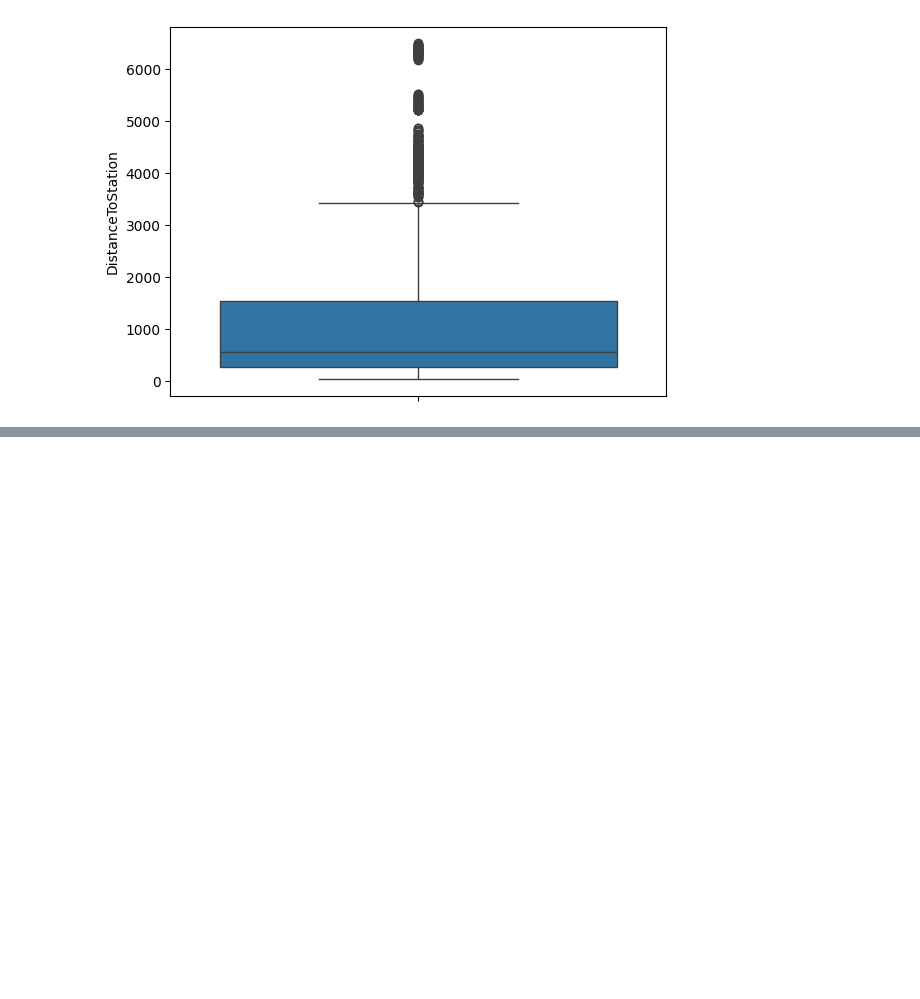
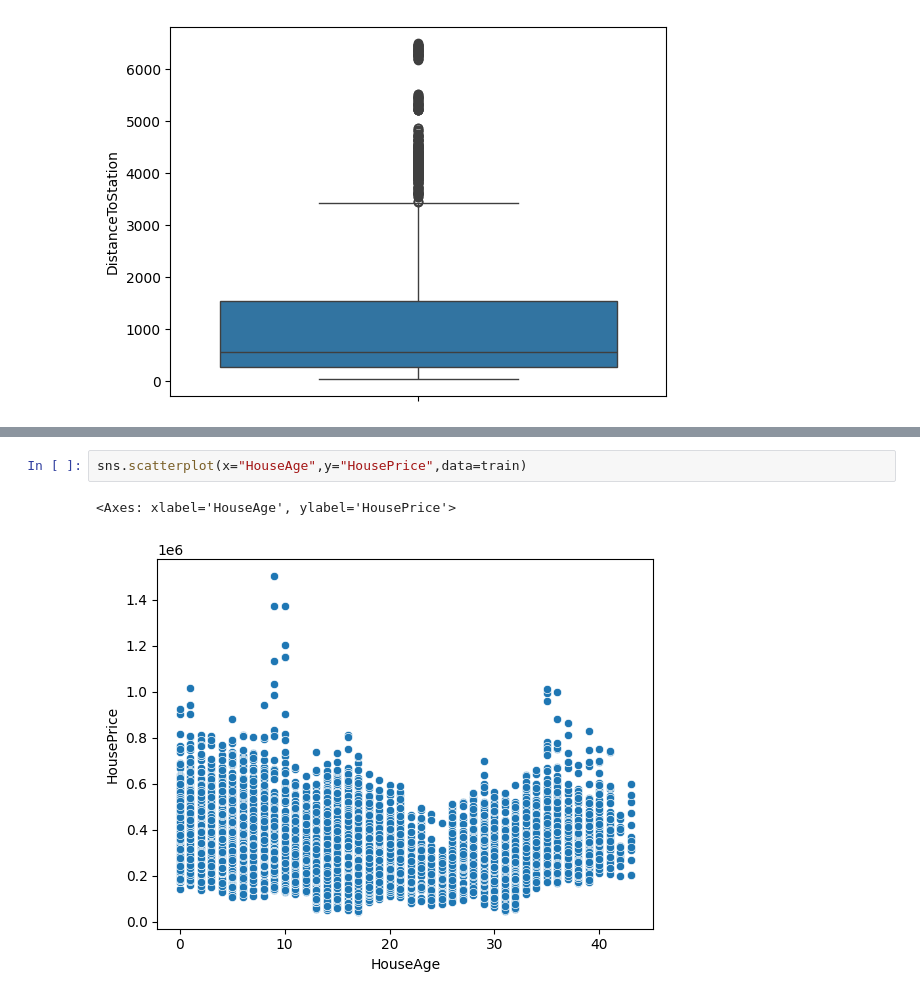
Before and after one commit to Kunal56377/Classes_program, a Jupyter notebook: Project/House Price prediction/regression.ipynb, the cells around one changed output, grey strips where cells are left out. Saved outputs shown, nothing was run; the diff lists cells and outputs as text; blank space fills up the shorter version.

```diff
--- a/Project/House Price prediction/regression.ipynb
+++ b/Project/House Price prediction/regression.ipynb
@@ -235,0 +284,5 @@ sns.boxplot(train['DistanceToStation'])
+# %%
+sns.scatterplot(x="HouseAge",y="HousePrice",data=train)
+# %% [output]
+<Axes: xlabel='HouseAge', ylabel='HousePrice'>
+[figure, added]
```
Also changed, not shown: parts of 19 cells of this notebook.
